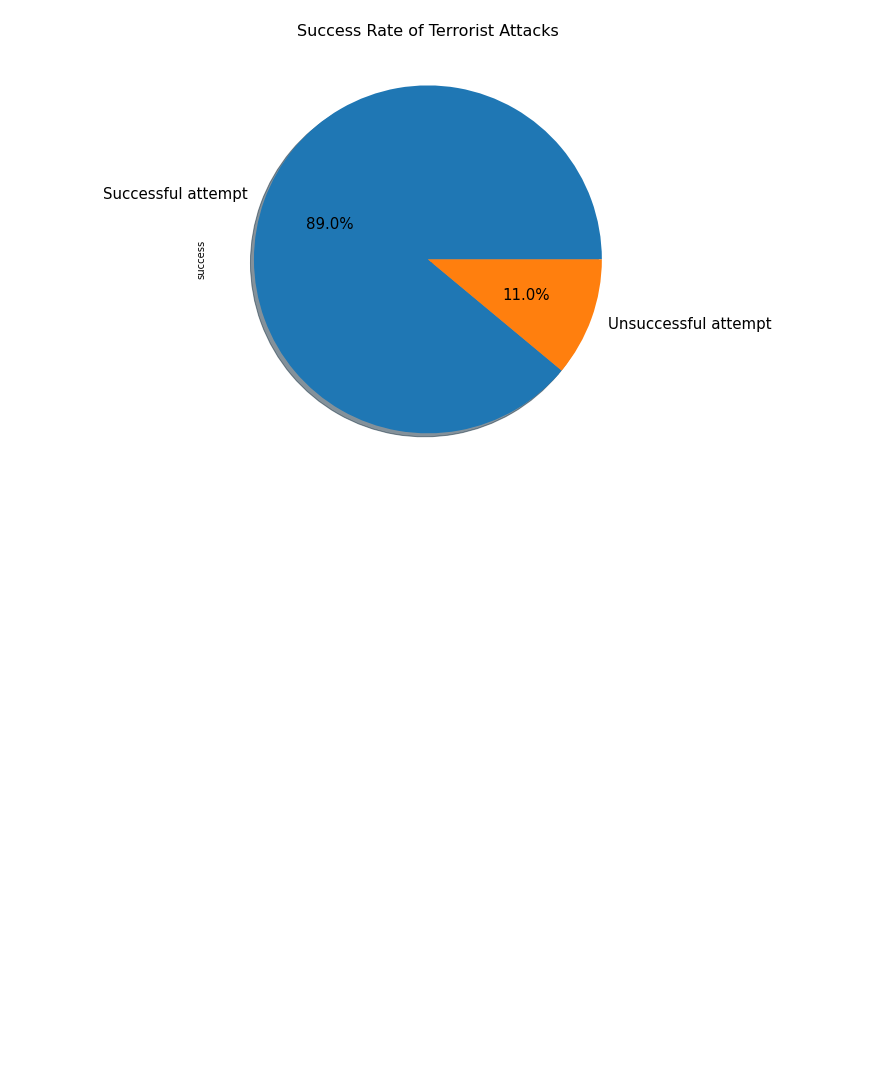
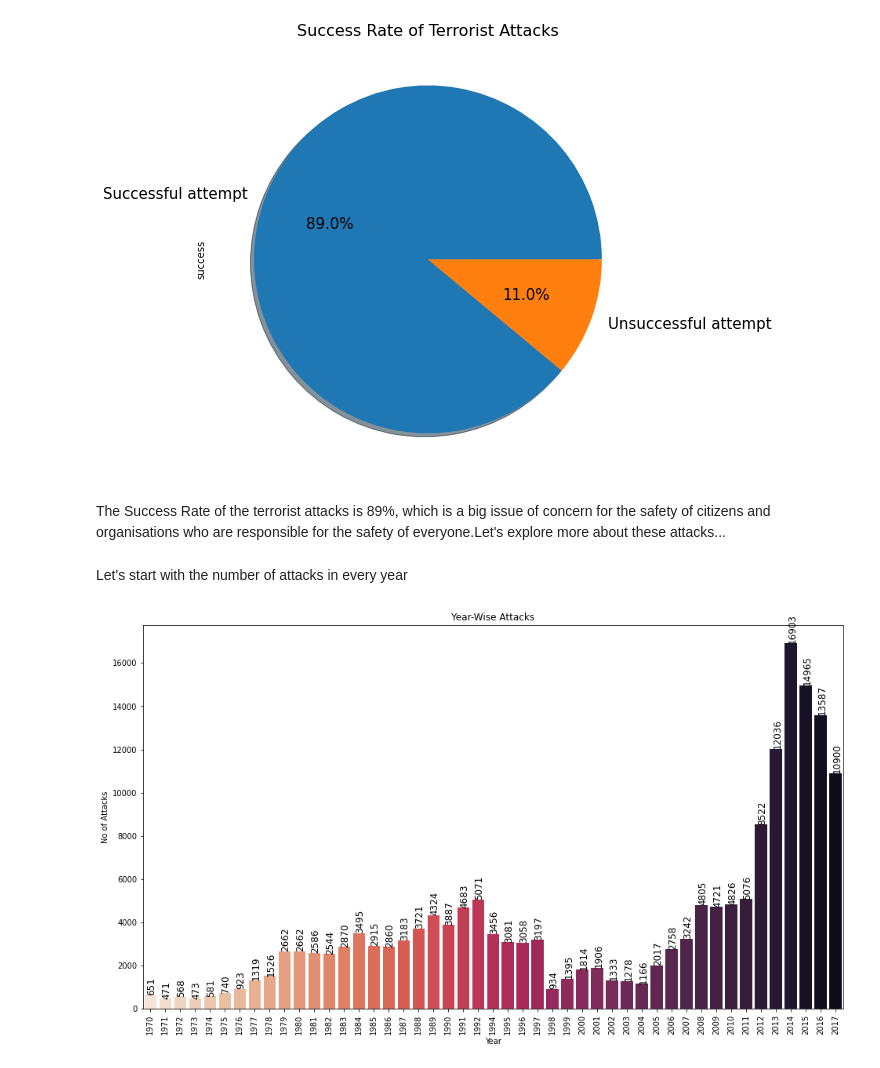
Before and after one commit to pmgumble/Bootstrap-5-Tutorial-Portfolio, a Jupyter notebook: Global_Terrorism_Analysis_Capstone_Project.ipynb, the cells around one changed output. Drawn from its saved outputs; the diff is of its cells as text; code cells hidden in the pictures; blank space fills up the shorter version.

Commit message:
EDA Visualization Graphs

```diff
--- a/Global_Terrorism_Analysis_Capstone_Project.ipynb
+++ b/Global_Terrorism_Analysis_Capstone_Project.ipynb
@@ -244,8 +234,8 @@ missing_data
 # %%
 # Filling the null values
-data['city'].fillna('Unknown',inplace =True)
+Terror['city'].fillna('Unknown',inplace =True)
 
-data['target'].fillna('Unknown',inplace =True)
+Terror['Target'].fillna('Unknown',inplace =True)
 
-data['total_killed'].fillna(0,inplace =True)
+Terror['Killed'].fillna(0,inplace =True)
 # %%
@@ -282,7 +272,7 @@ array([1970, 1971, 1972, 1973, 1974, 1975, 1976, 1977, 1978, 1979, 1980,
 As we can see from above, the Data for the Year 1993 is not present for some unknown reason
 # %%
 # renaming labels from numerics to string for proper naming convention
-data['success'] = data['success'].map({0:'Unsuccessful attempt', 1:'Successful attempt'} )
+Terror['success'] = Terror['success'].map({0:'Unsuccessful attempt', 1:'Successful attempt'} )
 # %%
 # Plotting the success percentage of all the attacks happened
 plt.figure(figsize=(8,8))
@@ -291,3 +281,20 @@ plt.title('Success Rate of Terrorist Attacks',fontsize = 16)
 plt.show()
 # %% [output]
 [figure]
+# %% [markdown]
+The Success Rate of the terrorist attacks is 89%, which is a big issue of concern for the safety of citizens and organisations who are responsible for the safety of everyone.Let's explore more about these attacks...
+# %% [markdown]
+Let's start with the number of attacks in every year
+# %%
+plt.figure(figsize = (16,9))
+ax = sns.countplot(Terror['Year'], palette = 'rocket_r')
+plt.xticks(rotation = 90)
+plt.ylabel("No of Attacks")
+plt.title("Year-Wise Attacks")
+
+for p in ax.patches:
+    ax.annotate('{}'.format(p.get_height()), (p.get_x()+0.15, p.get_height()+100), rotation = 90, size =12)
+
+plt.show()
+# %% [output]
+[figure, added]
```
Also changed, not shown: parts of 19 cells of this notebook.
